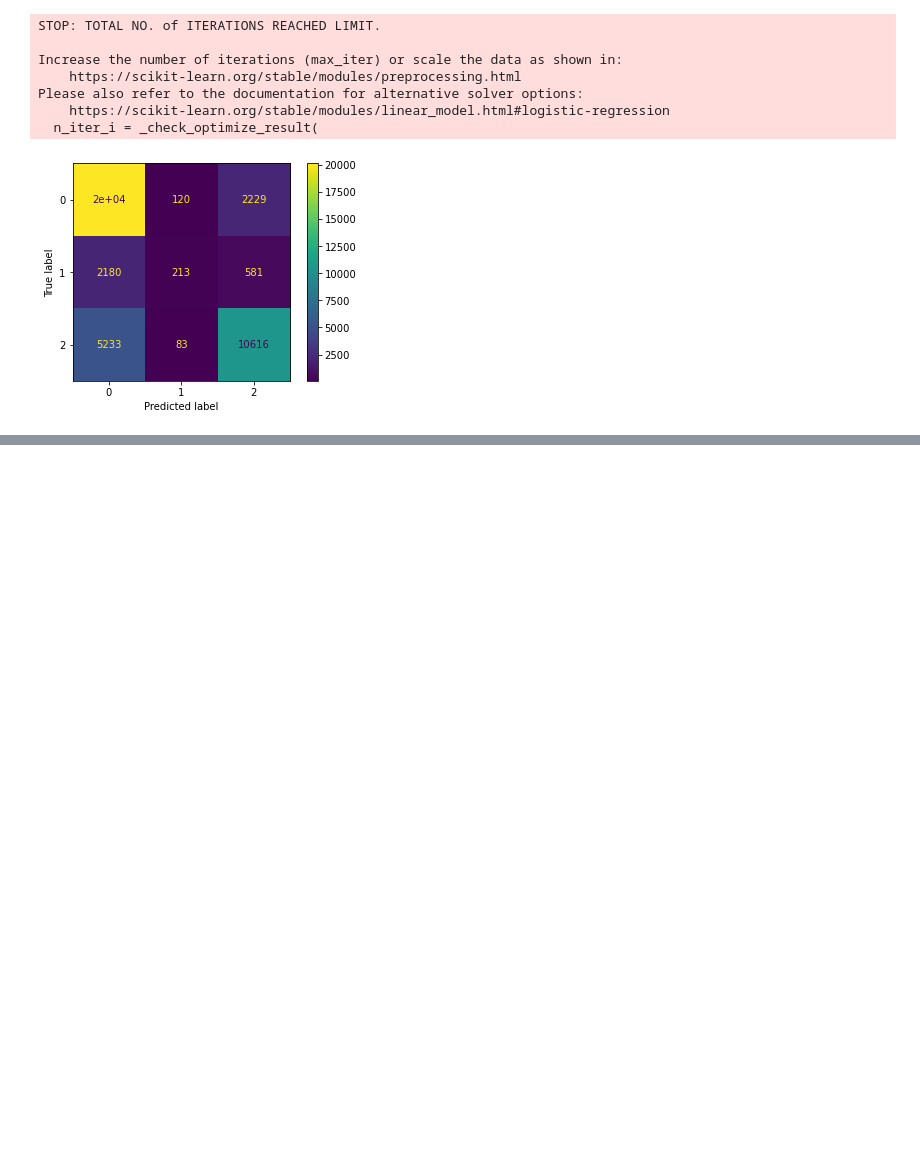
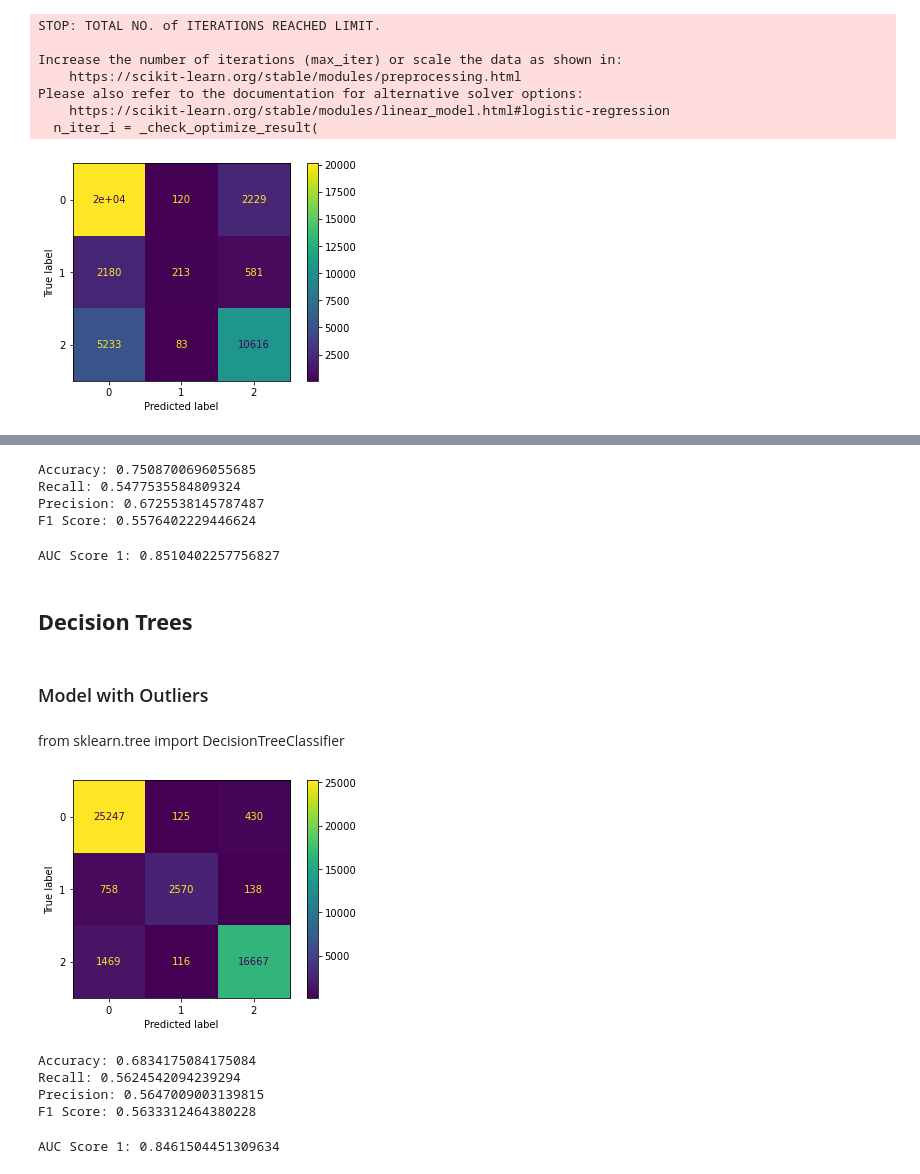
Before and after one commit to leonardkoyio/Phase-3-Project-_v1, a Jupyter notebook: index.ipynb, the cells around one changed output, grey strips where cells are left out. Drawn from its saved outputs; the diff is of its cells as text; code cells hidden in the pictures; blank space fills up the shorter version.

```diff
--- a/index.ipynb
+++ b/index.ipynb
@@ -1673,0 +1713,43 @@ NameError: name 'y_test' is not defined
+# %%
+
+
+# Compute the metrics with 'macro' average for multiclass classification
+model_accuracy = accuracy_score(y_true=y_test_2, y_pred=y_hat_test)
+model_recall = recall_score(y_true=y_test_2, y_pred=y_hat_test, average='macro')
+model_precision = precision_score(y_true=y_test_2, y_pred=y_hat_test, average='macro')
+model_f1 = f1_score(y_true=y_test_2, y_pred=y_hat_test, average='macro')
+
+print("Accuracy:", model_accuracy)
+print("Recall:", model_recall)
+print("Precision:", model_precision)
+print("F1 Score:", model_f1)
+# %% [output]
+Accuracy: 0.7508700696055685
+Recall: 0.5477535584809324
+Precision: 0.6725538145787487
+F1 Score: 0.5576402229446624
+# %%
+
+
+# Predict
+y_hat_test = logreg.predict_proba(X_test_2)
+
+# Calculate AUC score
+
+auc_score = roc_auc_score(y_test_2, y_hat_test, multi_class='ovr')
+y_true
+print(f'AUC Score 1: {auc_score}')
+# %% [output]
+AUC Score 1: 0.8510402257756827
+# %% [markdown]
+## **Decision Trees**
+# %% [markdown]
+### Model with Outliers
+# %% [markdown]
+from sklearn.tree import DecisionTreeClassifier
+# %%
+dt = DecisionTreeClassifier(random_state= 42)
+model = dt.fit(X_train_1, y_train_1)
+ConfusionMatrixDisplay.from_estimator(estimator=model, X=X_train_1, y=y_train_1);
+# %% [output]
+[figure, added]
@@ -1673,0 +1759,29 @@ NameError: name 'y_test' is not defined
+# %%
+
+# Compute the metrics with 'macro' average for multiclass classification
+model_accuracy = accuracy_score(y_true=y_test_1, y_pred=y_hat_test)
+model_recall = recall_score(y_true=y_test_1, y_pred=y_hat_test, average='macro')
+model_precision = precision_score(y_true=y_test_1, y_pred=y_hat_test, average='macro')
+model_f1 = f1_score(y_true=y_test_1, y_pred=y_hat_test, average='macro')
+
+print("Accuracy:", model_accuracy)
+print("Recall:", model_recall)
+print("Precision:", model_precision)
+print("F1 Score:", model_f1)
+# %% [output]
+Accuracy: 0.6834175084175084
+Recall: 0.5624542094239294
+Precision: 0.5647009003139815
+F1 Score: 0.5633312464380228
+# %%
+
+# Predict
+y_hat_test = logreg.predict_proba(X_test_1)
+
+# Calculate AUC score
+
+auc_score = roc_auc_score(y_test_1, y_hat_test, multi_class='ovr')
+y_true
+print(f'AUC Score 1: {auc_score}')
+# %% [output]
+AUC Score 1: 0.8461504451309634
```
Also changed, not shown: parts of 24 cells of this notebook.
